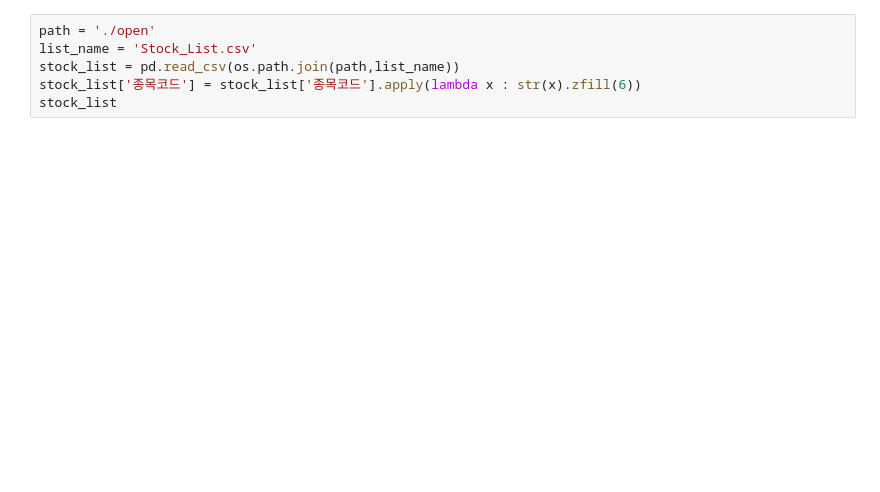
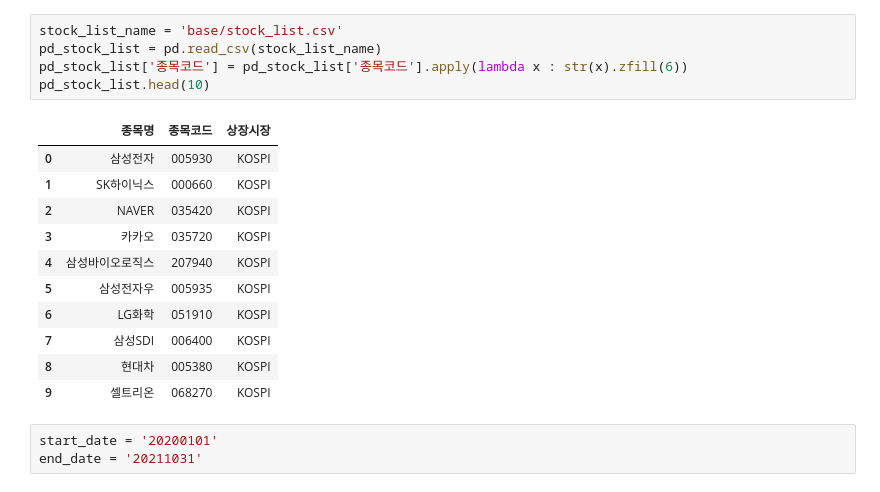
Before and after one commit to spegas/Dacon, a Jupyter notebook: Get_Price_Data.ipynb, the cells around one changed output. Cells and saved outputs as stored; diff of their text form; blank space fills up the shorter version.

```diff
--- a/Get_Price_Data.ipynb
+++ b/Get_Price_Data.ipynb
@@ -11,6 +58,20 @@ import FinanceDataReader as fdr
 # %%
-path = './open'
-list_name = 'Stock_List.csv'
-stock_list = pd.read_csv(os.path.join(path,list_name))
-stock_list['종목코드'] = stock_list['종목코드'].apply(lambda x : str(x).zfill(6))
-stock_list
+stock_list_name = 'base/stock_list.csv'
+pd_stock_list = pd.read_csv(stock_list_name)
+pd_stock_list['종목코드'] = pd_stock_list['종목코드'].apply(lambda x : str(x).zfill(6))
+pd_stock_list.head(10)
+# %% [output]
+|  | 종목명 | 종목코드 | 상장시장 |
+| 0 | 삼성전자 | 005930 | KOSPI |
+| 1 | SK하이닉스 | 000660 | KOSPI |
+| 2 | NAVER | 035420 | KOSPI |
+| 3 | 카카오 | 035720 | KOSPI |
+| 4 | 삼성바이오로직스 | 207940 | KOSPI |
+| 5 | 삼성전자우 | 005935 | KOSPI |
+| 6 | LG화학 | 051910 | KOSPI |
+| 7 | 삼성SDI | 006400 | KOSPI |
+| 8 | 현대차 | 005380 | KOSPI |
+| 9 | 셀트리온 | 068270 | KOSPI |
+# %%
+start_date = '20200101'
+end_date = '20211031'
```
Also changed, not shown: parts of 10 cells of this notebook.
